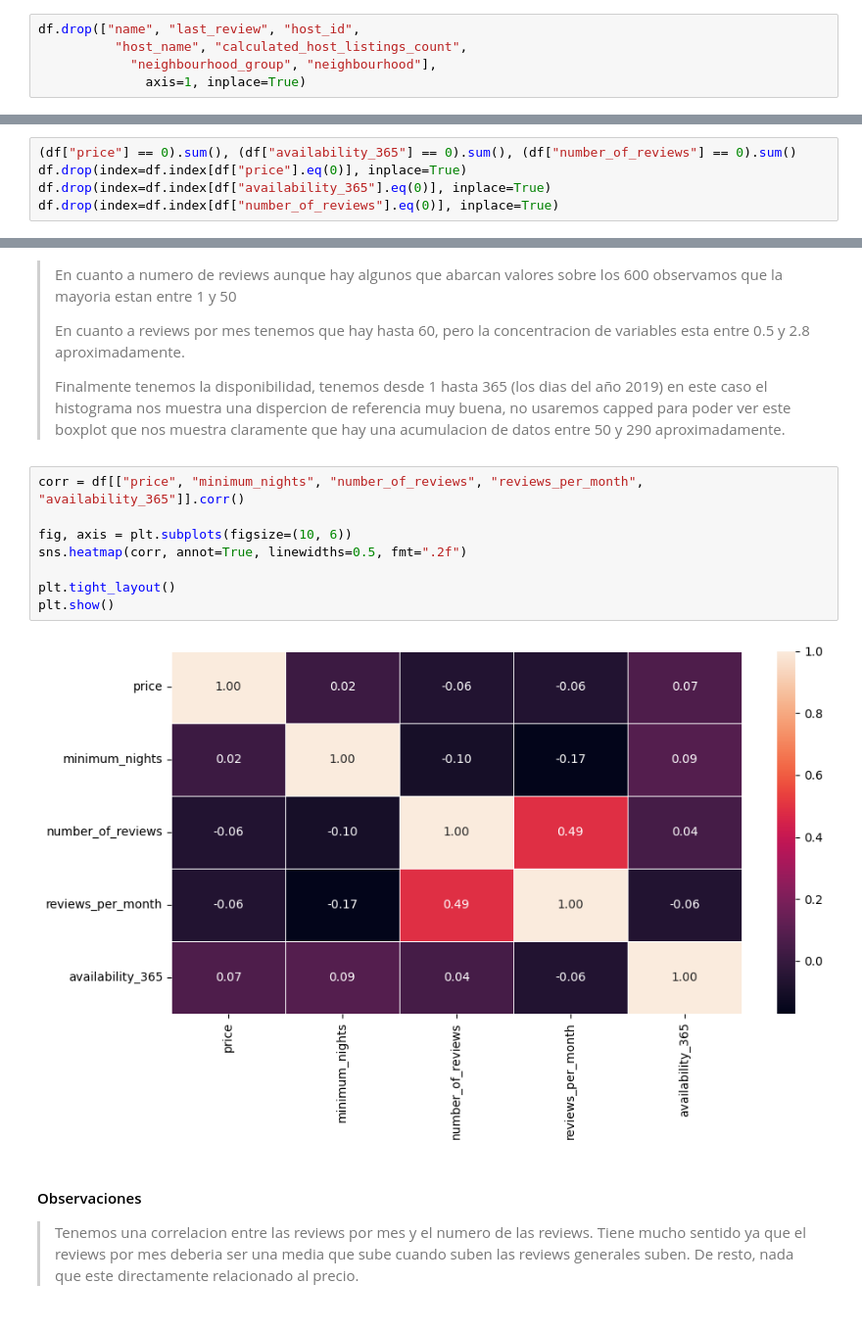
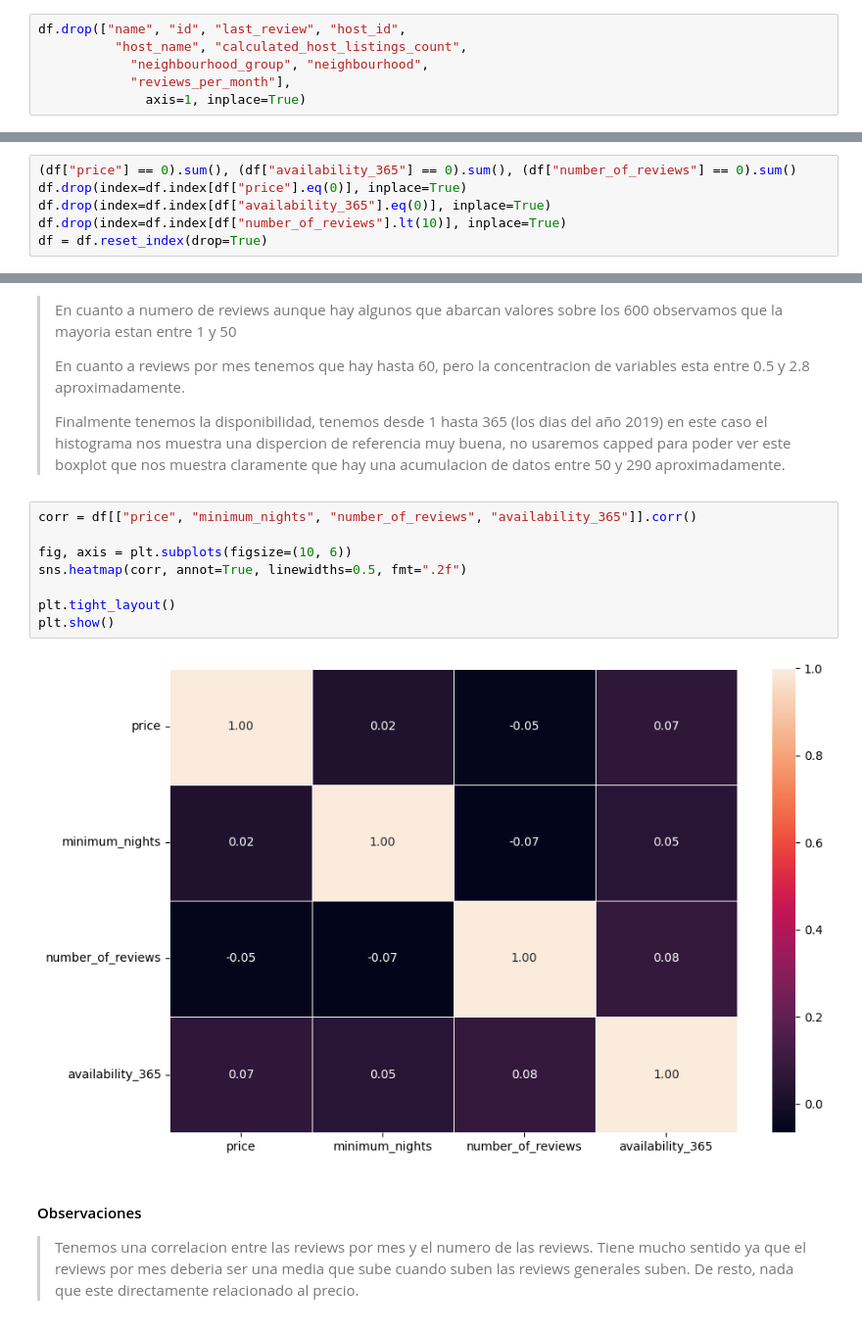
Before and after one commit to 4GeeksAcademy/AnthonnyMal-Machine-Learnig, a Jupyter notebook: src/00-eda-airbnb-ny.ipynb, the cells around one changed output, grey strips where cells are left out. Shown at 98% size. Cells and saved outputs as stored; diff of their text form.

```diff
--- a/src/00-eda-airbnb-ny.ipynb
+++ b/src/00-eda-airbnb-ny.ipynb
@@ -121,7 +121,8 @@ df_doble[['latitude', 'longitude', 'room_type', 'host_id']].head(5)
 # %%
-df.drop(["name", "last_review", "host_id",
+df.drop(["name", "id", "last_review", "host_id",
           "host_name", "calculated_host_listings_count",
-            "neighbourhood_group", "neighbourhood"],
+            "neighbourhood_group", "neighbourhood",
+            "reviews_per_month"],
               axis=1, inplace=True)
 # %%
 df.describe().T
@@ -141,7 +140,8 @@ En el ultimo describe observamos que hay algunas variables que probablemente no
 (df["price"] == 0).sum(), (df["availability_365"] == 0).sum(), (df["number_of_reviews"] == 0).sum()
 df.drop(index=df.index[df["price"].eq(0)], inplace=True)
 df.drop(index=df.index[df["availability_365"].eq(0)], inplace=True)
-df.drop(index=df.index[df["number_of_reviews"].eq(0)], inplace=True)
+df.drop(index=df.index[df["number_of_reviews"].lt(10)], inplace=True)
+df = df.reset_index(drop=True)
 # %%
 df.describe().T
 # %% [output]
@@ -259,15 +255,15 @@ plt.show()
 >
 >Finalmente tenemos la disponibilidad, tenemos desde 1 hasta 365 (los dias del año 2019) en este caso el histograma nos muestra una dispercion de referencia muy buena, no usaremos capped para poder ver este boxplot que nos muestra claramente que hay una acumulacion de datos entre 50 y 290 aproximadamente.
 # %%
-corr = df[["price", "minimum_nights", "number_of_reviews", "reviews_per_month", "availability_365"]].corr()
+corr = df[["price", "minimum_nights", "number_of_reviews", "availability_365"]].corr()
 
 fig, axis = plt.subplots(figsize=(10, 6))
 sns.heatmap(corr, annot=True, linewidths=0.5, fmt=".2f")
 
 plt.tight_layout()
 plt.show()
 # %% [output]
-[figure, old version]
+[figure, new version]
 # %% [markdown]
 #### Observaciones
 
```
Also changed, not shown: parts of 40 cells of this notebook, 1 other file.
